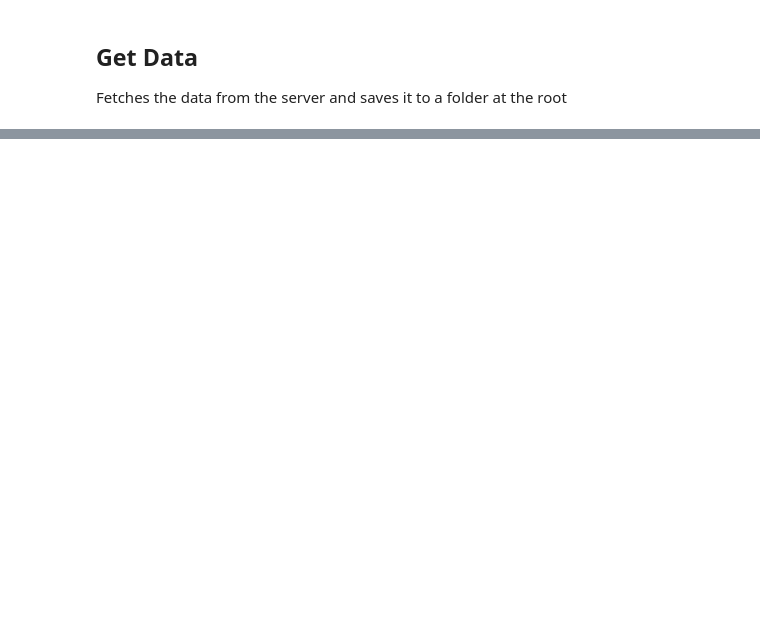
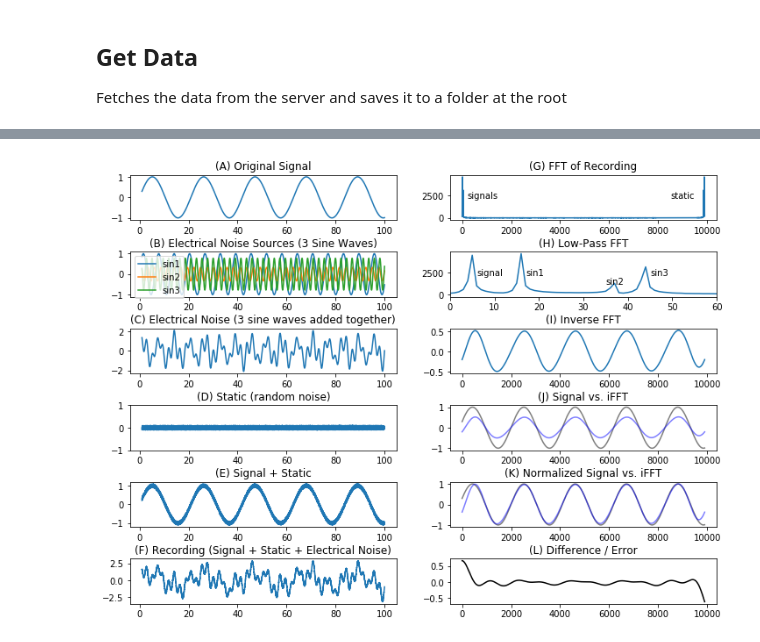
Before and after one commit to HongChen1995/DeepLearning2018, a Jupyter notebook: MiniProject1/test.ipynb, the cells around one changed output, grey strips where cells are left out. Cells and saved outputs as stored; diff of their text form; code cells hidden in the pictures; blank space fills up the shorter version.

```diff
--- a/MiniProject1/test.ipynb
+++ b/MiniProject1/test.ipynb
@@ -24,0 +93,90 @@ Downloading https://documents.epfl.ch/users/f/fl/fleuret/www/data/bci/labels_dat
+# %%
+import scipy
+
+xs=np.arange(1,100,.01) #generate Xs (0.00,0.01,0.02,0.03,...,100.0)
+signal = sin1=np.sin(xs*.3) #(A)
+sin1=np.sin(xs) # (B) sin1
+sin2=np.sin(xs*2.33)*.333 # (B) sin2
+sin3=np.sin(xs*2.77)*.777 # (B) sin3
+noise=sin1+sin2+sin3 # (C)
+static = (np.random.random_sample((len(xs)))-.5)*.2 # (D)
+sigstat=static+signal # (E)
+rawsignal=sigstat+noise # (F)
+fft=scipy.fft(rawsignal) # (G) and (H)
+bp=fft[:]
+for i in range(len(bp)): # (H-red)
+    if i>=10:
+        bp[i]=0
+ibp=scipy.ifft(bp) # (I), (J), (K) and (L)
+# %%
+h,w=6,2
+plt.figure(figsize=(12,9))
+plt.subplots_adjust(hspace=.7)
+
+plt.subplot(h,w,1);
+plt.title("(A) Original Signal")
+plt.plot(xs,signal)
+
+plt.subplot(h,w,3);
+plt.title("(B) Electrical Noise Sources (3 Sine Waves)")
+plt.plot(xs,sin1,label="sin1")
+plt.plot(xs,sin2,label="sin2")
+plt.plot(xs,sin3,label="sin3")
+plt.legend()
+
+plt.subplot(h,w,5);
+plt.title("(C) Electrical Noise (3 sine waves added together)")
+plt.plot(xs,noise)
+
+plt.subplot(h,w,7);
+plt.title("(D) Static (random noise)")
+plt.plot(xs,static)
+plt.axis([None,None,-1,1])
+
+plt.subplot(h,w,9);
+plt.title("(E) Signal + Static")
+plt.plot(xs,sigstat)
+
+plt.subplot(h,w,11);
+plt.title("(F) Recording (Signal + Static + Electrical Noise)")
+plt.plot(xs,rawsignal)
+
+plt.subplot(h,w,2);
+plt.title("(G) FFT of Recording")
+fft=scipy.fft(rawsignal)
+plt.plot(abs(fft))
+plt.text(200,3000,"signals",verticalalignment='top')
+plt.text(9500,3000,"static",verticalalignment='top',
+        horizontalalignment='right')
+
+plt.subplot(h,w,4);
+plt.title("(H) Low-Pass FFT")
+plt.plot(abs(fft))
+plt.text(17,3000,"sin1",verticalalignment='top',horizontalalignment='left')
+plt.text(37,2000,"sin2",verticalalignment='top',horizontalalignment='center')
+plt.text(45,3000,"sin3",verticalalignment='top',horizontalalignment='left')
+plt.text(6,3000,"signal",verticalalignment='top',horizontalalignment='left')
+plt.axis([0,60,None,None])
+
+plt.subplot(h,w,6);
+plt.title("(I) Inverse FFT")
+plt.plot(ibp)
+
+plt.subplot(h,w,8);
+plt.title("(J) Signal vs. iFFT")
+plt.plot(signal,'k',label="signal",alpha=.5)
+plt.plot(ibp,'b',label="ifft",alpha=.5)
+
+plt.subplot(h,w,10);
+plt.title("(K) Normalized Signal vs. iFFT")
+plt.plot(signal/max(signal),'k',label="signal",alpha=.5)
+plt.plot(ibp/max(ibp),'b',label="ifft",alpha=.5)
+
+plt.subplot(h,w,12);
+plt.title("(L) Difference / Error")
+plt.plot(signal/max(signal)-ibp/max(ibp),'k')
+
+plt.savefig("SIG.png",dpi=200)
+plt.show()
+# %% [output]
+[figure, added]
```
Also changed, not shown: parts of 12 cells of this notebook, 1 other file.
